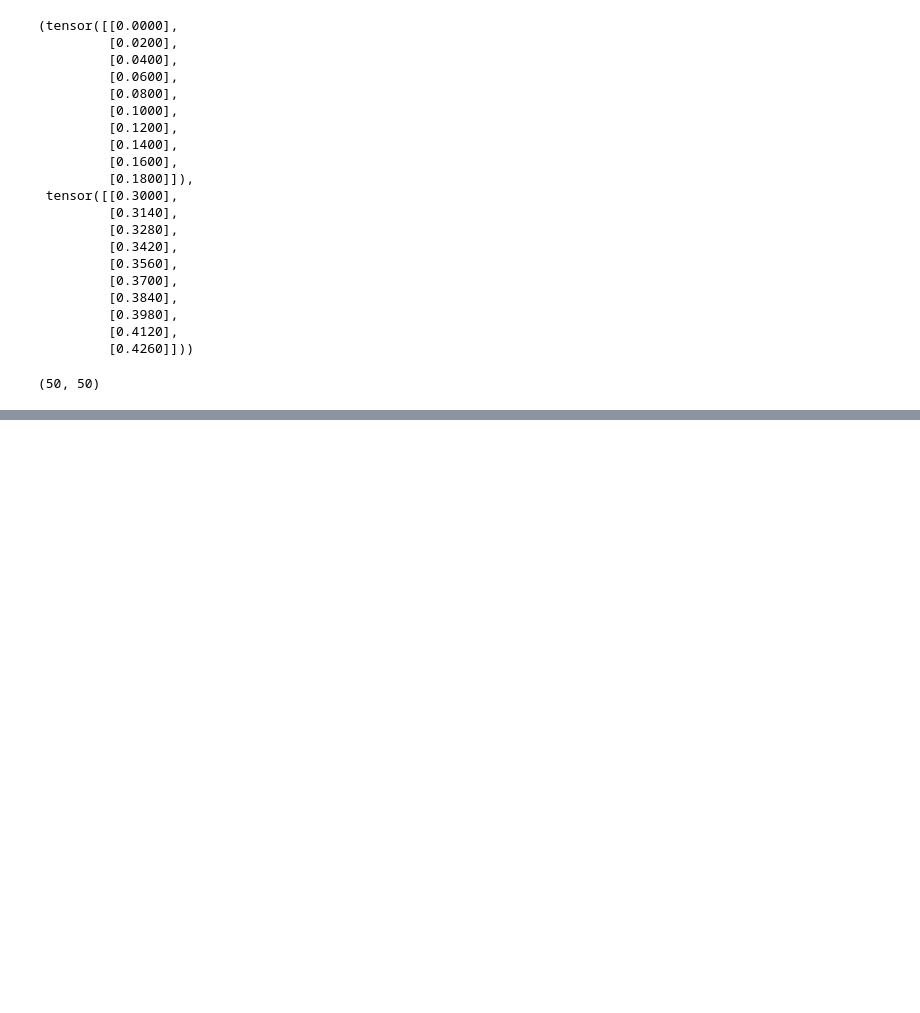
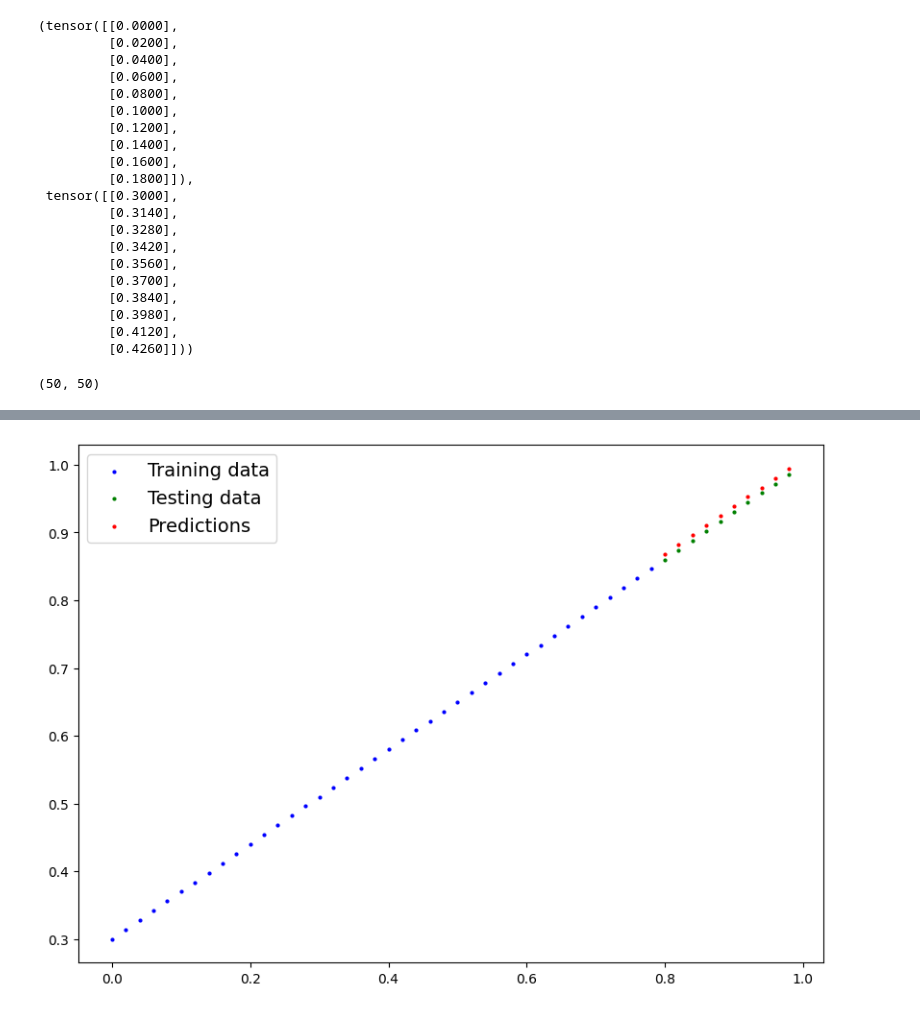
Before and after one commit to worachot-n/pytorch-for-deep-learning, a Jupyter notebook: 01_pytorch_workflow_fundamentals.ipynb, the cells around one changed output, grey strips where cells are left out. Saved outputs shown, nothing was run; the diff lists cells and outputs as text; code cells hidden in the pictures; blank space fills up the shorter version.

```diff
--- a/01_pytorch_workflow_fundamentals.ipynb
+++ b/01_pytorch_workflow_fundamentals.ipynb
@@ -78,0 +420,7 @@ len(X), len(y)
+# %%
+with torch.inference_mode():
+  y_pred_new = model_0(X_test)
+# %%
+plot_predictions(predictions=y_pred_new)
+# %% [output]
+[figure, added]
```
Also changed, not shown: parts of 68 cells of this notebook.
